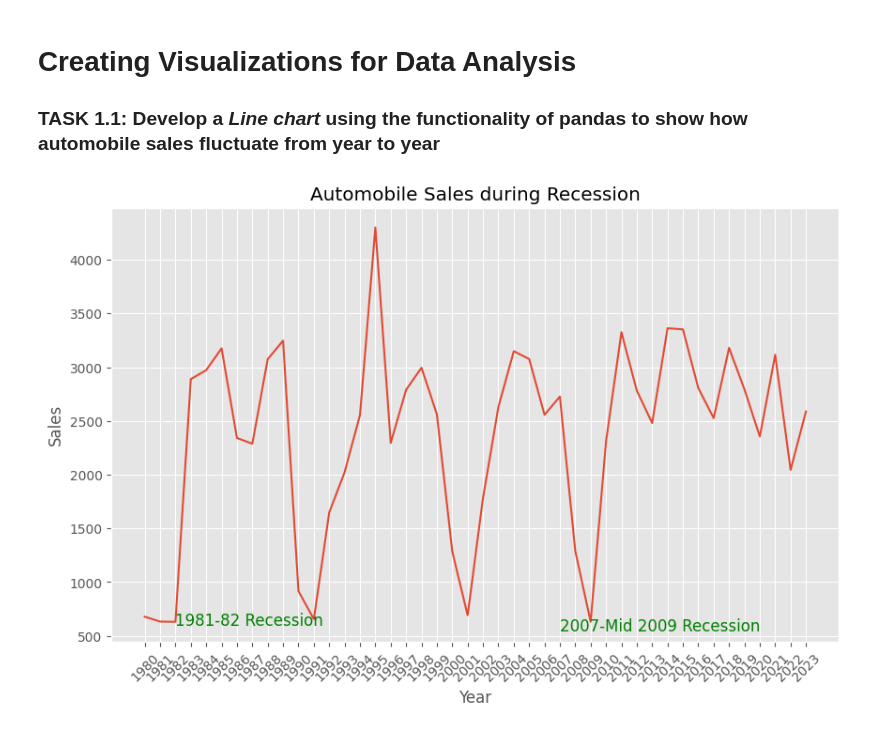
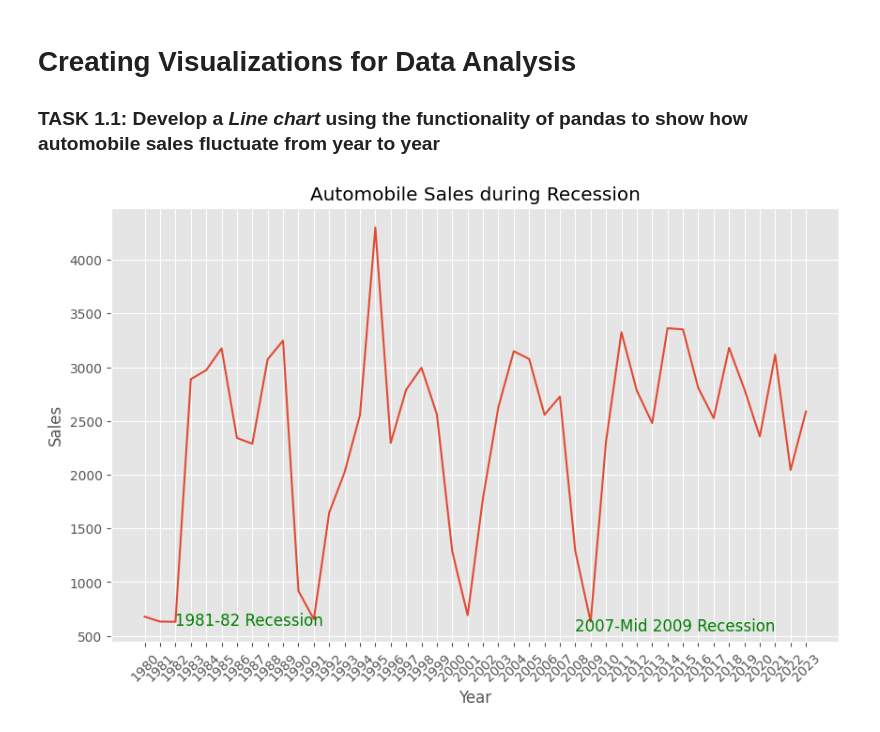
Before and after one commit to desire-del/datascienceprojects, a Jupyter notebook: visualization/final_project.ipynb, the cells around one changed output. Cells and saved outputs as stored; diff of their text form; code cells hidden in the pictures.

```diff
--- a/visualization/final_project.ipynb
+++ b/visualization/final_project.ipynb
@@ -118,11 +118,11 @@ Index(['Date', 'Year', 'Month', 'Recession', 'Consumer_Confidence',
 # %%
 plt.figure(figsize=(10, 6))
 df.groupby("Year")["Automobile_Sales"].mean().plot()
 plt.title("Automobile Sales during Recession")
 plt.ylabel("Sales")
 plt.xticks(df["Year"].unique(), rotation=45)
 plt.text(1982, 600, "1981-82 Recession", fontsize=12, color="green")
-plt.text(2007, 550, "2007-Mid 2009 Recession", fontsize=12, color="green")
+plt.text(2008, 550, "2007-Mid 2009 Recession", fontsize=12, color="green")
 plt.show()
 # %% [output]
-[figure, old version]
+[figure, new version]
```
Also changed, not shown: 1 other file.
